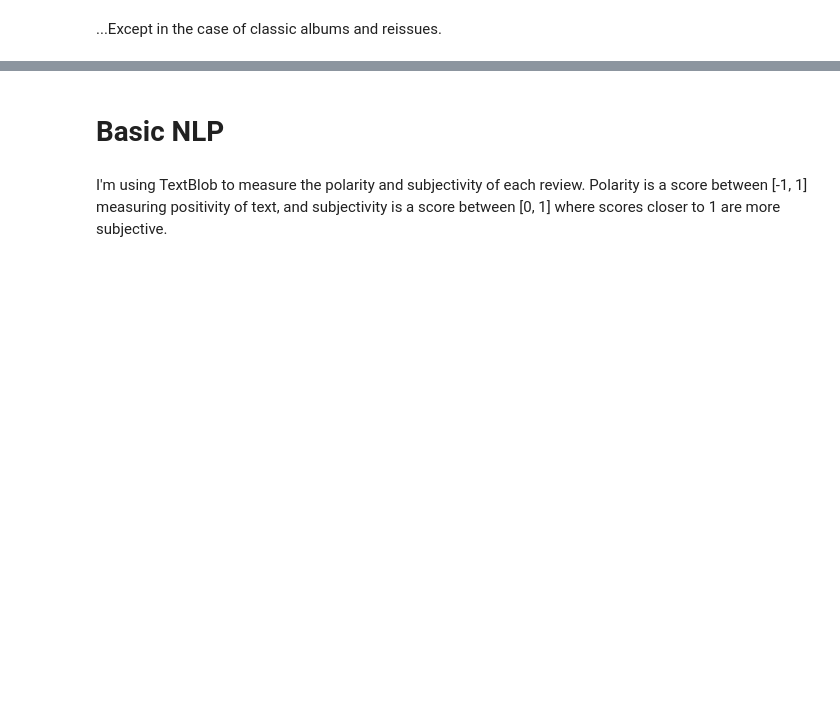
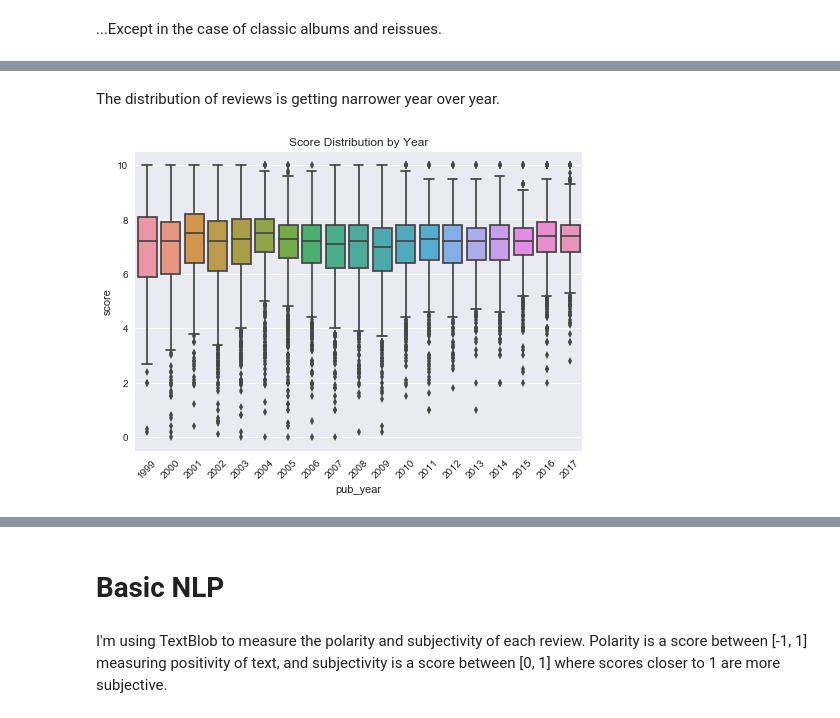
Before and after one commit to andrewjbashford/GalvanizeCapstone, a Jupyter notebook: EDA.ipynb, the cells around one changed output, grey strips where cells are left out. Cells and saved outputs as stored; diff of their text form; code cells hidden in the pictures; blank space fills up the shorter version.

```diff
--- a/EDA.ipynb
+++ b/EDA.ipynb
@@ -272,0 +260,9 @@ plt.show()
+# %% [markdown]
+The distribution of reviews is getting narrower year over year.
+# %%
+sns.boxplot(x=df['pub_year'], y=df['score'], data=df[['score', 'pub_year']])
+plt.title('Score Distribution by Year')
+plt.xticks(rotation=45)
+plt.show()
+# %% [output]
+[figure, added]
```
Also changed, not shown: parts of 30 cells of this notebook.
